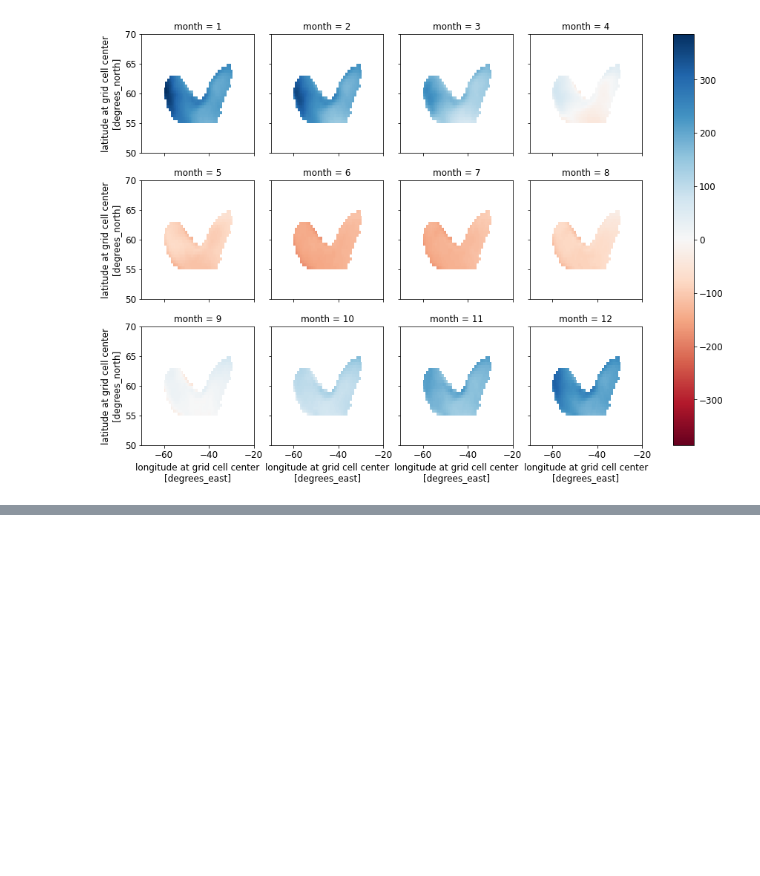
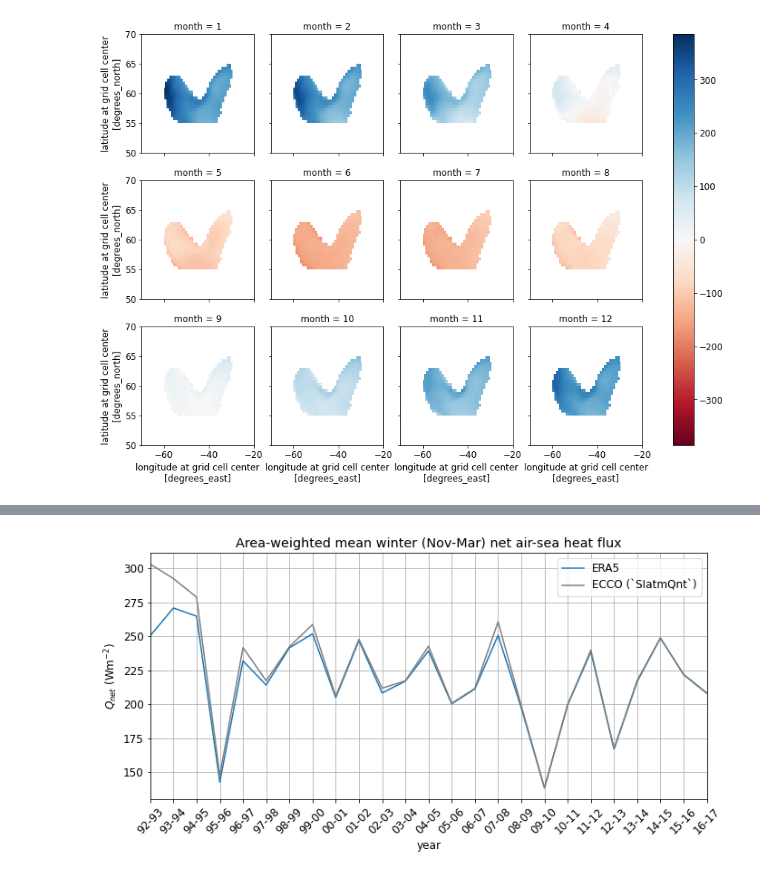
Before and after one commit to mjzahn/ecco, a Jupyter notebook: ecco_vs_era5_heatflux.ipynb, the cells around one changed output, grey strips where cells are left out. Saved outputs shown, nothing was run; the diff lists cells and outputs as text; code cells hidden in the pictures; blank space fills up the shorter version.

```diff
--- a/ecco_vs_era5_heatflux.ipynb
+++ b/ecco_vs_era5_heatflux.ipynb
@@ -459,0 +479,22 @@ For the 1992-2017 period, the mean winter (Nov-Mar) net air-sea heat flux is sli
+# %%
+plt.figure(figsize=[11, 5])
+plt.rcParams['font.size'] = '12'
+
+ecco_winter_SIatmQnt_da.plot(color='tab:blue',label='ERA5')
+ecco_winter_heat_da.plot(color='tab:gray',label='ECCO (`SIatmQnt`)')
+
+# ticks
+year_span = []
+for year in ecco_winter_heat_da.start_year:
+    year_span.append(str(year.values)[-2:]+'-'+str(year.values+1)[-2:])
+
+plt.margins(x=0)
+plt.ylabel("$Q_{net}$ (Wm$^{-2}$)")
+plt.xticks(ticks=era5_winter_heat_da.start_year, labels=year_span, rotation=45)
+plt.title("Area-weighted mean winter (Nov-Mar) net air-sea heat flux")
+plt.xlabel("year")
+
+plt.legend()
+plt.grid();
+# %% [output]
+[figure, added]
```
Also changed, not shown: parts of 9 cells of this notebook, 2 other files.
